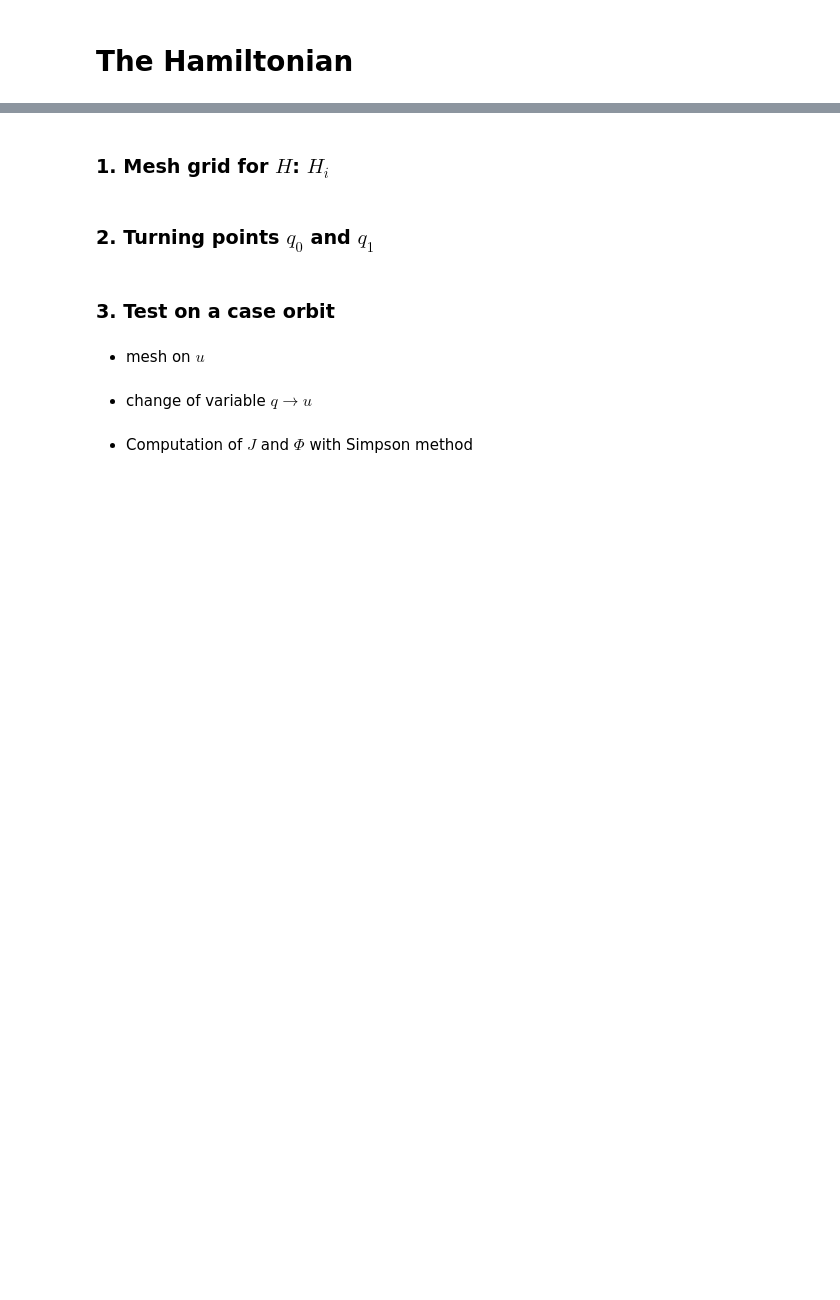
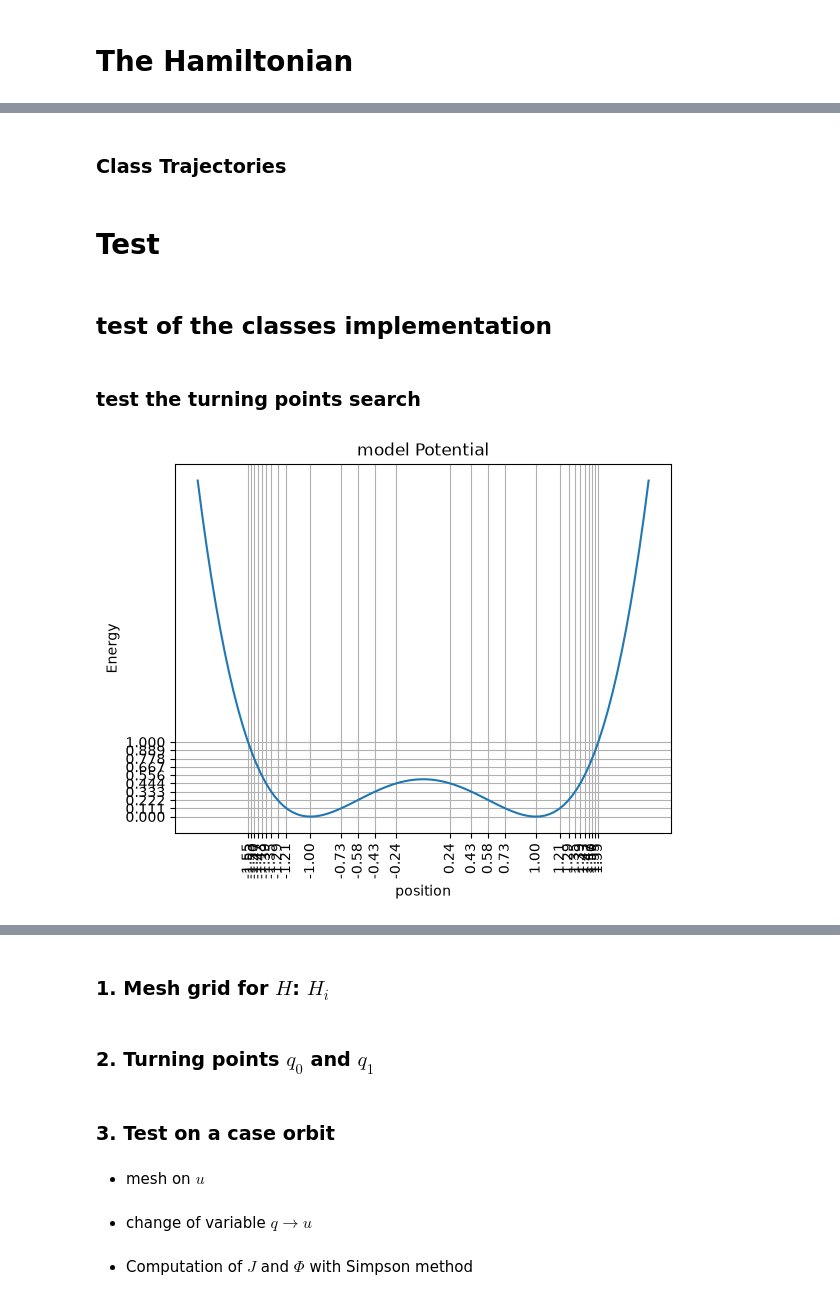
Before and after one commit to simone-cominelli/cyl-orbits, a Jupyter notebook: Berg et Warnock.ipynb, the cells around one changed output, grey strips where cells are left out. Cells and saved outputs as stored; diff of their text form; code cells hidden in the pictures; blank space fills up the shorter version.

Commit message:
add class Ham with other classes

```diff
--- a/Berg et Warnock.ipynb
+++ b/Berg et Warnock.ipynb
@@ -18,8 +18,5 @@ from matplotlib import pyplot as plt
 # %% [markdown]
 # The Hamiltonian
 # %%
-def V(q):
+def potential(q):
     return q**4/2 - q**2 + 0.5
-
-def p(q, H):
-    return np.real(np.sqrt(2*H - 2*V(q), dtype=complex))
@@ -25,0 +225,2 @@ def p(q, H):
+# %% [markdown]
+### Class Trajectories
@@ -25,0 +295,29 @@ def p(q, H):
+# %% [markdown]
+# Test
+# %% [markdown]
+## test of the classes implementation
+# %% [markdown]
+### test the turning points search
+# %%
+H0 = 0
+H1 = 1
+Ni = 10
+
+H = np.linspace(H0, H1, Ni)
+x = np.linspace(-2, 2, 101)
+
+system = Ham(potential, H, x)
+
+system.turns()
+
+plt.plot(x, potential(x))
+plt.title('model Potential')
+plt.xlabel('position')
+plt.ylabel('Energy')
+plt.grid()
+plt.yticks(H)
+xtic = np.sort(np.concatenate(system.root))
+plt.xticks(xtic, labels=[f'{x:.2f}' for x in xtic], rotation=90)
+plt.show()
+# %% [output]
+[figure, added]
```
Also changed, not shown: parts of 22 cells of this notebook, 1 other file.
